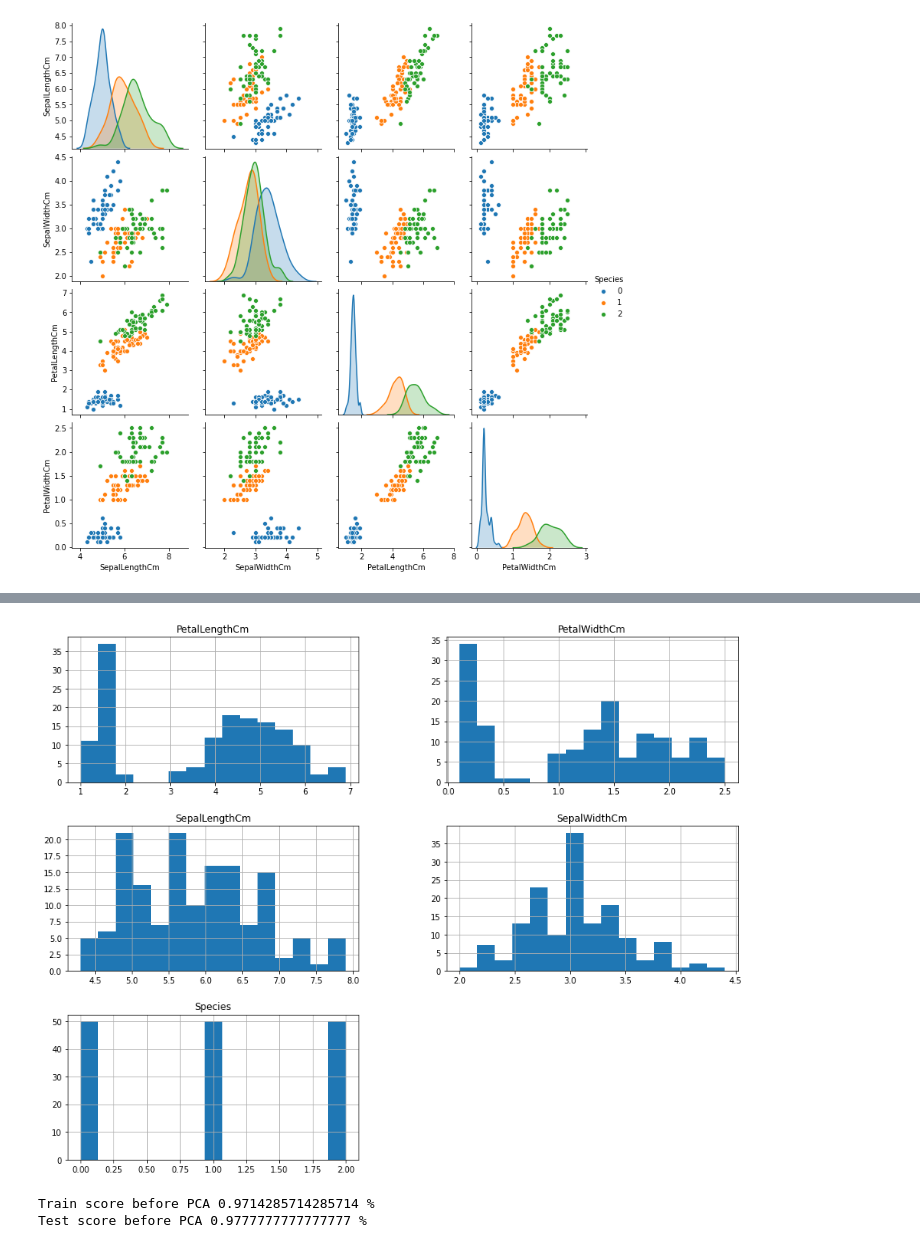
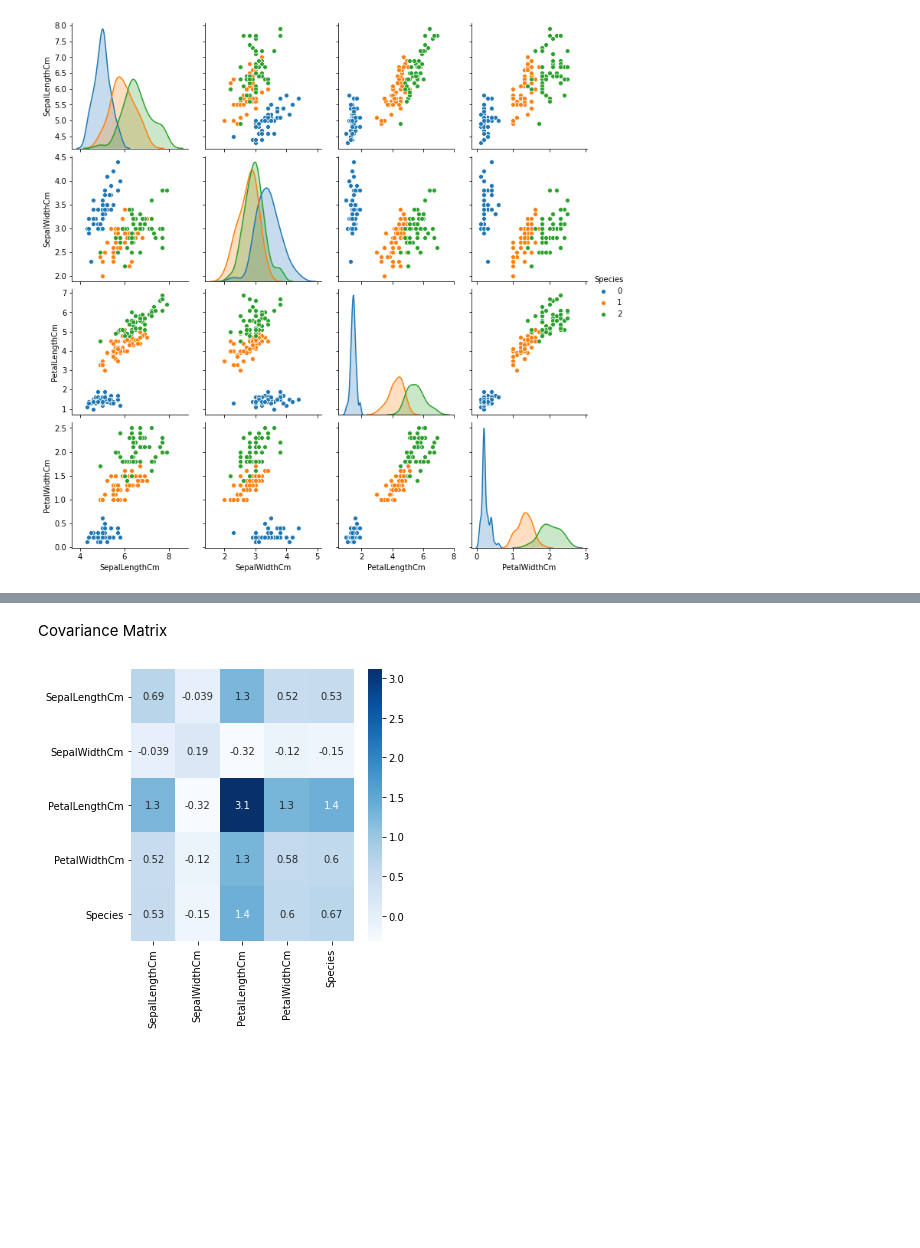
Before and after one commit to SUNNYTHAKURCODE/MACHINELEARNING, a Jupyter notebook: PCA.ipynb, the cells around one changed output, grey strips where cells are left out. Drawn from its saved outputs; the diff is of its cells as text; code cells hidden in the pictures; blank space fills up the shorter version.

```diff
--- a/PCA.ipynb
+++ b/PCA.ipynb
@@ -119,9 +119,10 @@ p=sns.heatmap(dataset.corr(), annot=True,cmap='RdYlGn')
-# %%
-dataset.hist(figsize=(15,12),bins = 15)
-plt.title("Features Distribution")
-plt.show()
-# %% [output]
-[figure, removed]
+# %% [markdown]
+Covariance Matrix
+# %%
+plt.figure(figsize=(5,5))
+p=sns.heatmap(dataset.cov(), annot=True,cmap='Blues')
+# %% [output]
+[figure, added]
 # %%
 X =dataset.drop(['Species'],axis=1)
 y = dataset.Species
@@ -134,8 +128,0 @@ X_train, X_test, y_train, y_test = train_test_split(X, y, test_size = 0.3, rando
-# %%
-knn = KNeighborsClassifier(7)
-knn.fit(X_train,y_train)
-print("Train score before PCA",knn.score(X_train,y_train),"%")
-print("Test score before PCA",knn.score(X_test,y_test),"%")
-# %% [output]
-Train score before PCA 0.9714285714285714 %
-Test score before PCA 0.9777777777777777 %
```
Also changed, not shown: parts of 28 cells of this notebook.
